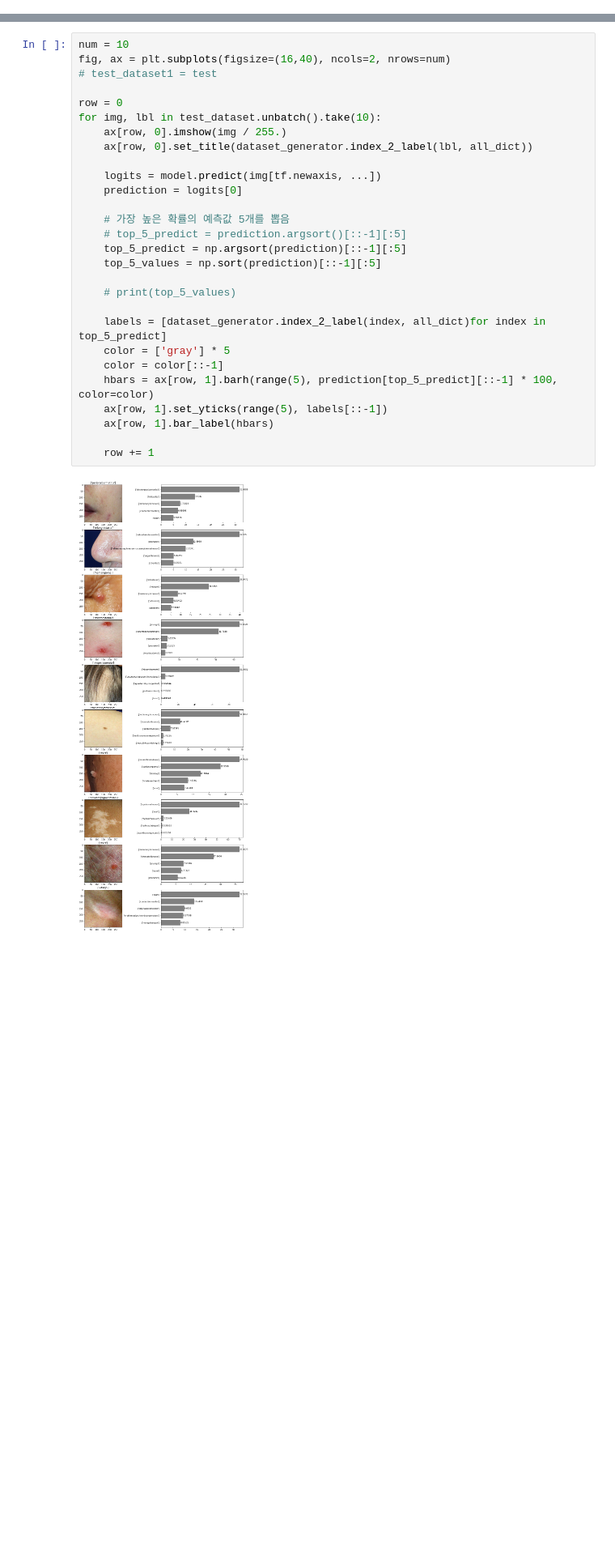
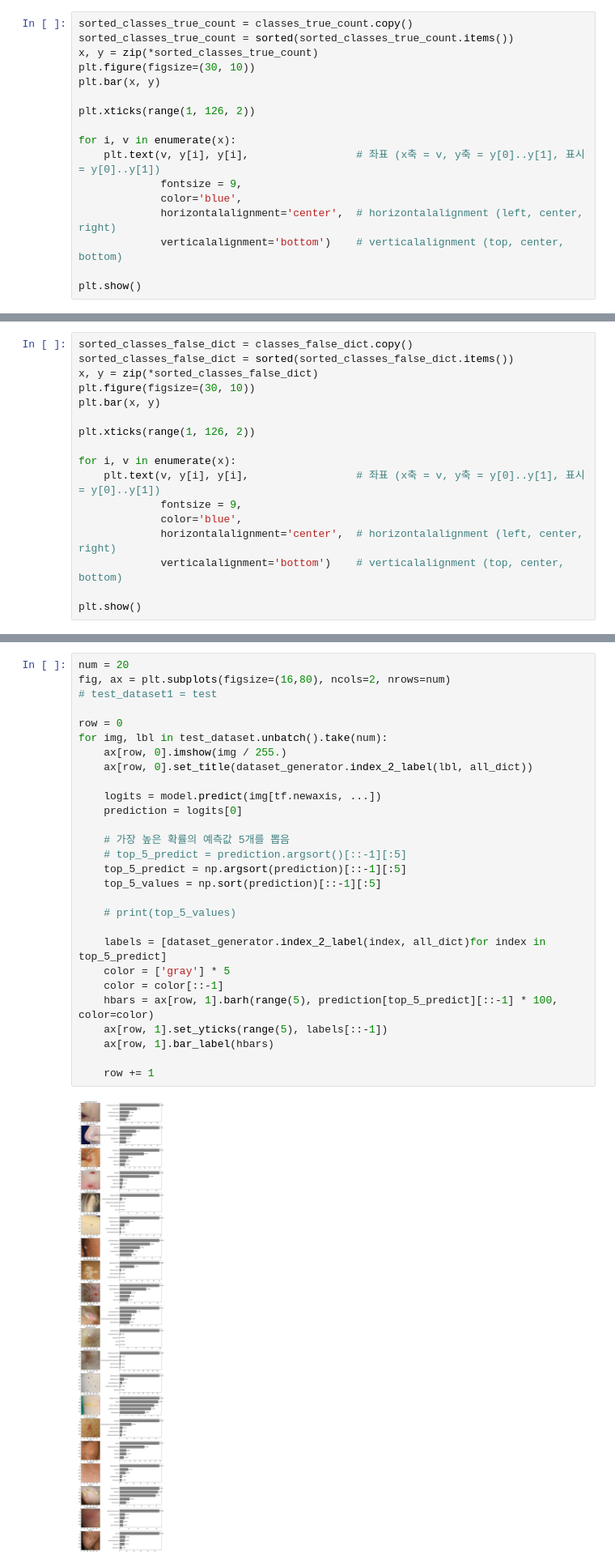
Before and after one commit to SeHwanYoo/child_skin_classification, a Jupyter notebook: evaluation2.ipynb, the cells around one changed output, grey strips where cells are left out. Shown at 81% size. Saved outputs shown, nothing was run; the diff lists cells and outputs as text; blank space fills up the shorter version.

```diff
--- a/evaluation2.ipynb
+++ b/evaluation2.ipynb
@@ -195,0 +280,17 @@ model.evaluate(test_dataset)
+# %%
+sorted_classes_true_count = classes_true_count.copy()
+sorted_classes_true_count = sorted(sorted_classes_true_count.items())
+x, y = zip(*sorted_classes_true_count)
+plt.figure(figsize=(30, 10))
+plt.bar(x, y)
+
+plt.xticks(range(1, 126, 2))
+
+for i, v in enumerate(x):
+    plt.text(v, y[i], y[i],                 # 좌표 (x축 = v, y축 = y[0]..y[1], 표시 = y[0]..y[1])
+             fontsize = 9,
+             color='blue',
+             horizontalalignment='center',  # horizontalalignment (left, center, right)
+             verticalalignment='bottom')    # verticalalignment (top, center, bottom)
+
+plt.show()
@@ -195,0 +299,17 @@ model.evaluate(test_dataset)
+# %%
+sorted_classes_false_dict = classes_false_dict.copy()
+sorted_classes_false_dict = sorted(sorted_classes_false_dict.items())
+x, y = zip(*sorted_classes_false_dict)
+plt.figure(figsize=(30, 10))
+plt.bar(x, y)
+
+plt.xticks(range(1, 126, 2))
+
+for i, v in enumerate(x):
+    plt.text(v, y[i], y[i],                 # 좌표 (x축 = v, y축 = y[0]..y[1], 표시 = y[0]..y[1])
+             fontsize = 9,
+             color='blue',
+             horizontalalignment='center',  # horizontalalignment (left, center, right)
+             verticalalignment='bottom')    # verticalalignment (top, center, bottom)
+
+plt.show()
@@ -196,30 +318,30 @@ model.evaluate(test_dataset)
 # %%
-num = 10
-fig, ax = plt.subplots(figsize=(16,40), ncols=2, nrows=num)
+num = 20
+fig, ax = plt.subplots(figsize=(16,80), ncols=2, nrows=num)
 # test_dataset1 = test
 
 row = 0
-for img, lbl in test_dataset.unbatch().take(10):
+for img, lbl in test_dataset.unbatch().take(num):
     ax[row, 0].imshow(img / 255.)
     ax[row, 0].set_title(dataset_generator.index_2_label(lbl, all_dict))
 
     logits = model.predict(img[tf.newaxis, ...])
     prediction = logits[0]
 
     # 가장 높은 확률의 예측값 5개를 뽑음
     # top_5_predict = prediction.argsort()[::-1][:5]
     top_5_predict = np.argsort(prediction)[::-1][:5]
     top_5_values = np.sort(prediction)[::-1][:5]
 
     # print(top_5_values)
 
     labels = [dataset_generator.index_2_label(index, all_dict)for index in top_5_predict]
     color = ['gray'] * 5
     color = color[::-1]
     hbars = ax[row, 1].barh(range(5), prediction[top_5_predict][::-1] * 100, color=color)
     ax[row, 1].set_yticks(range(5), labels[::-1])
     ax[row, 1].bar_label(hbars)
 
     row += 1
 # %% [output]
-[figure, old version]
+[figure, new version]
```
Also changed, not shown: parts of 7 cells of this notebook, 2 other files.
